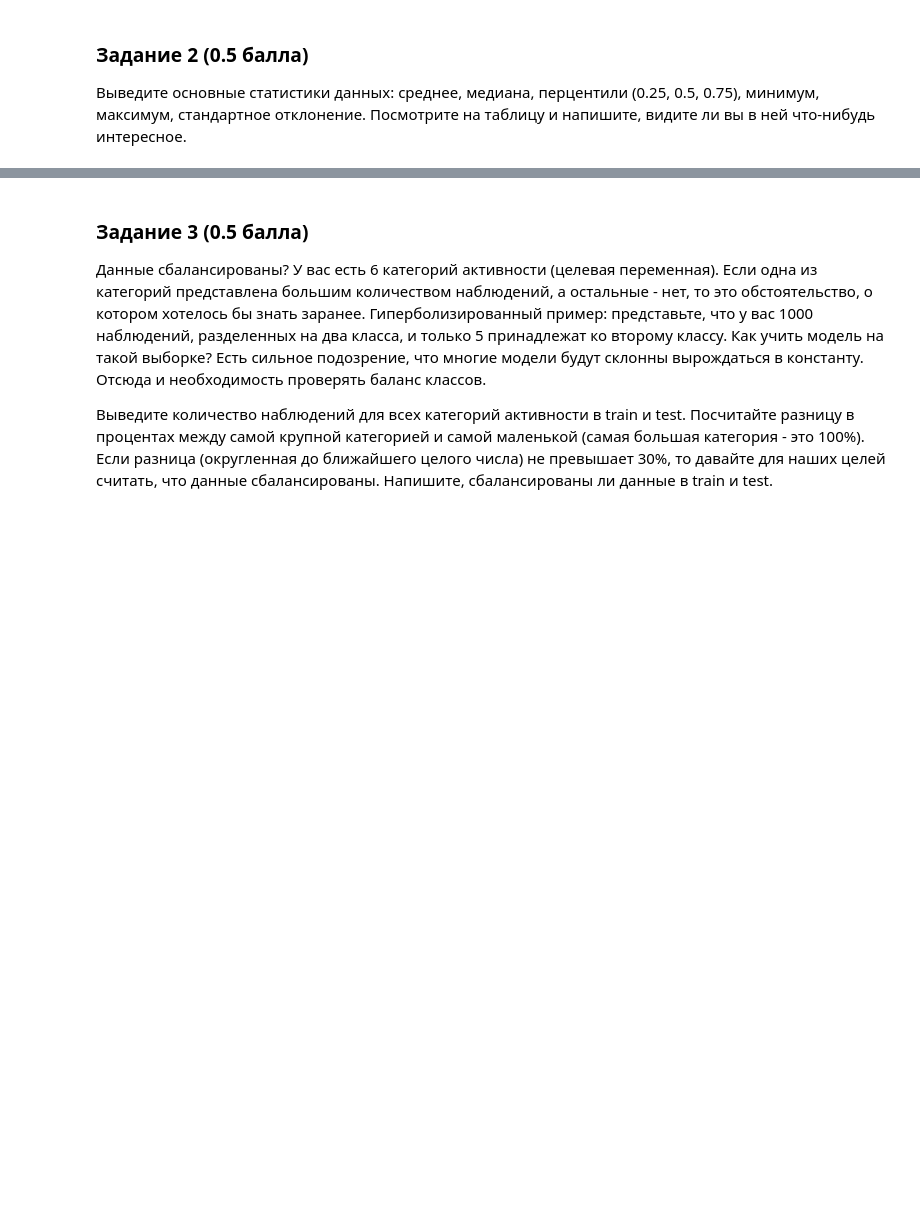
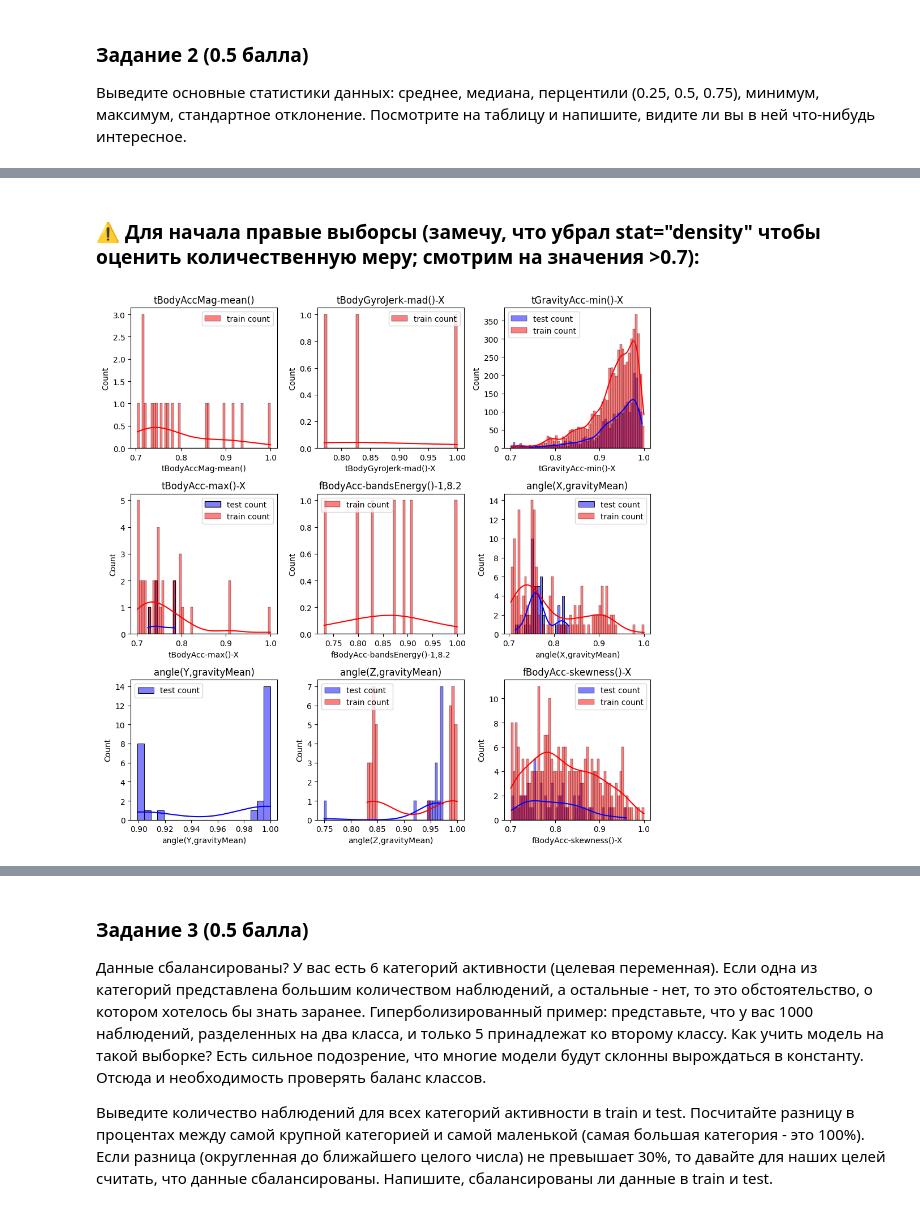
Before and after one commit to ArsenySal/ML-1-data-mining-minor-, a Jupyter notebook: hw/hw03_eda.ipynb, the cells around one changed output, grey strips where cells are left out. Cells and saved outputs as stored; diff of their text form; code cells hidden in the pictures; blank space fills up the shorter version.

```diff
--- a/hw/hw03_eda.ipynb
+++ b/hw/hw03_eda.ipynb
@@ -138,0 +155,15 @@ train[train['tBodyAccMag-mean()'] == 1]
+# %% [markdown]
+### ⚠️ Для начала правые выборсы (замечу, что убрал stat="density" чтобы оценить количественную меру; смотрим на значения >0.7):
+# %%
+fig, axes = plt.subplots(3, 3, figsize=(10, 10))
+# итерация по каждому столбцу и оси
+for ax, column in zip(axes.flatten(), test.columns):
+    sns.histplot(test[test[column] > 0.7][column], ax=ax, color="blue", alpha=0.5, label='test count', kde=True, binwidth=0.005)
+    sns.histplot(train[train[column] > 0.7][column], ax=ax, color="red", alpha=0.5, label='train count', kde=True, binwidth=0.005)
+    ax.set_title(column)
+    ax.legend()
+
+plt.tight_layout() # чтобы не смешивалось ничего
+plt.show()
+# %% [output]
+[figure, added]
```
Also changed, not shown: parts of 35 cells of this notebook.
